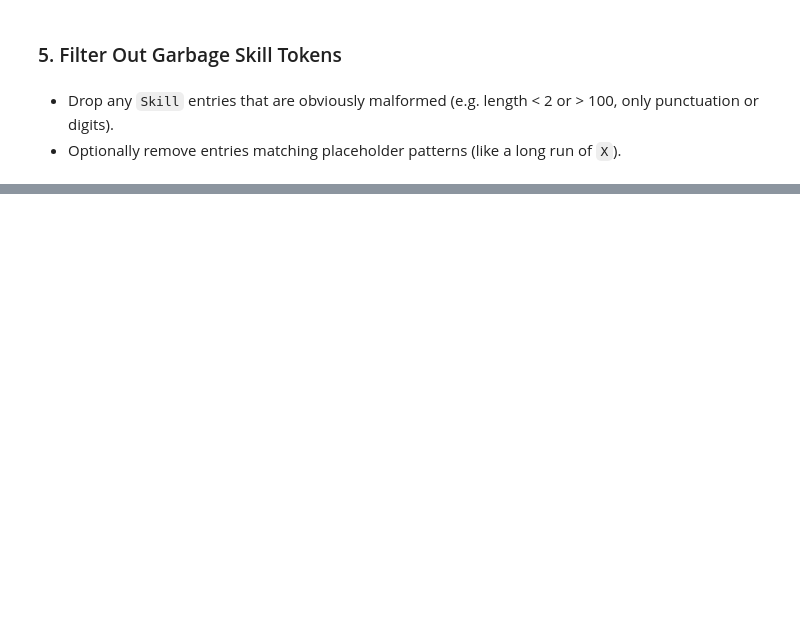
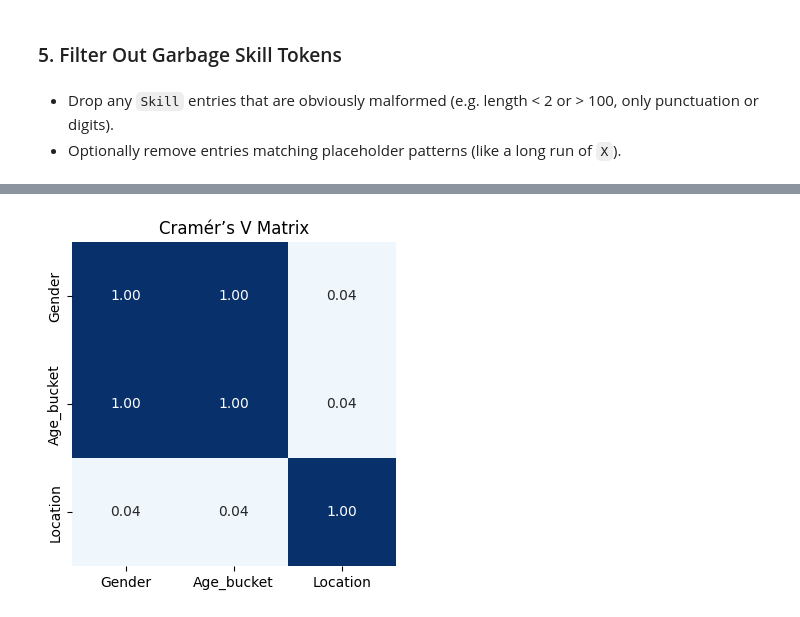
Before and after one commit to francescobaio/hiring_cv_bias, a Jupyter notebook: notebooks/data_cleaning.ipynb, the cells around one changed output, grey strips where cells are left out. Saved outputs shown, nothing was run; the diff lists cells and outputs as text; code cells hidden in the pictures; blank space fills up the shorter version.

```diff
--- a/notebooks/data_cleaning.ipynb
+++ b/notebooks/data_cleaning.ipynb
@@ -477,0 +790,9 @@ reversed_skills_matching.write_csv(
+# %%
+reversed_skills_matching = reversed_skills_matching.with_columns(
+    pl.when(pl.col("LATITUDE") > 44.5)
+    .then(pl.lit("NORTH"))
+    .when(pl.col("LATITUDE") < 42)
+    .then(pl.lit("SOUTH"))
+    .otherwise(pl.lit("CENTER"))
+    .alias("Location")
+)
@@ -477,0 +801,11 @@ reversed_skills_matching.write_csv(
+# %%
+reversed_skills_matching_filtered = filter_unknown_and_other_rows(
+    reversed_skills_matching
+)
+reversed_skills_matching_filtered = reversed_skills_matching_filtered.select(
+    "Gender",
+    "Age_bucket",
+    "Location",
+)
+reversed_skills_matching_filtered = reversed_skills_matching_filtered.drop_nulls()
+reversed_skills_matching_filtered
@@ -477,0 +845,16 @@ reversed_skills_matching.write_csv(
+# %%
+cramer_corrs = [
+    [
+        cramers_v(reversed_skills_matching_filtered, c1, c2)
+        for c2 in reversed_skills_matching_filtered.columns
+    ]
+    for c1 in reversed_skills_matching_filtered.columns
+]
+
+cramer_matrix = (
+    pl.DataFrame(cramer_corrs, schema=reversed_skills_matching_filtered.columns)
+    .with_columns(pl.Series("index", reversed_skills_matching_filtered.columns))
+    .unpivot(index="index")
+    .pivot(index="index", on="variable", values="value")
+    .sort("index")
+)
@@ -477,0 +865,4 @@ reversed_skills_matching.write_csv(
+# %%
+plot_cramer_matrix(cramer_matrix)
+# %% [output]
+[figure, added]
```
Also changed, not shown: parts of 51 cells of this notebook, 32 other files.
